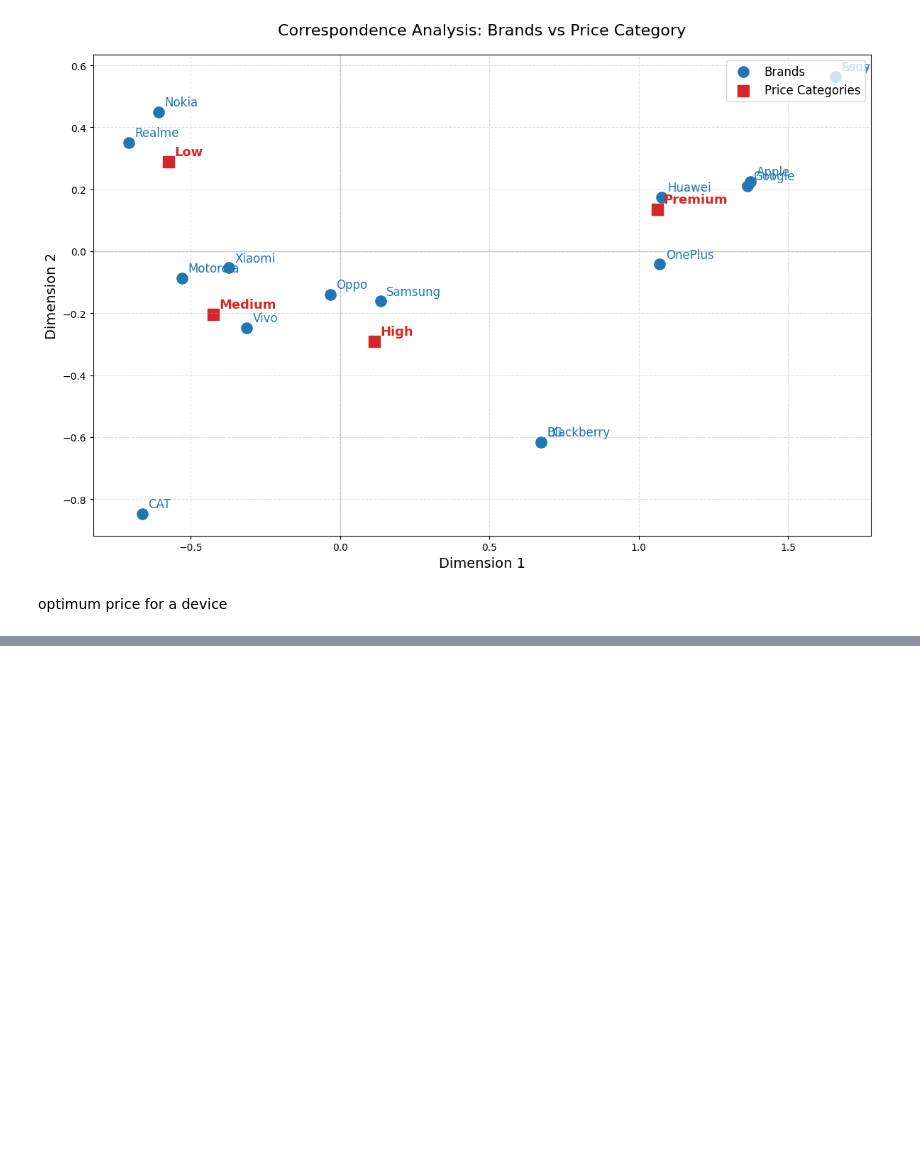
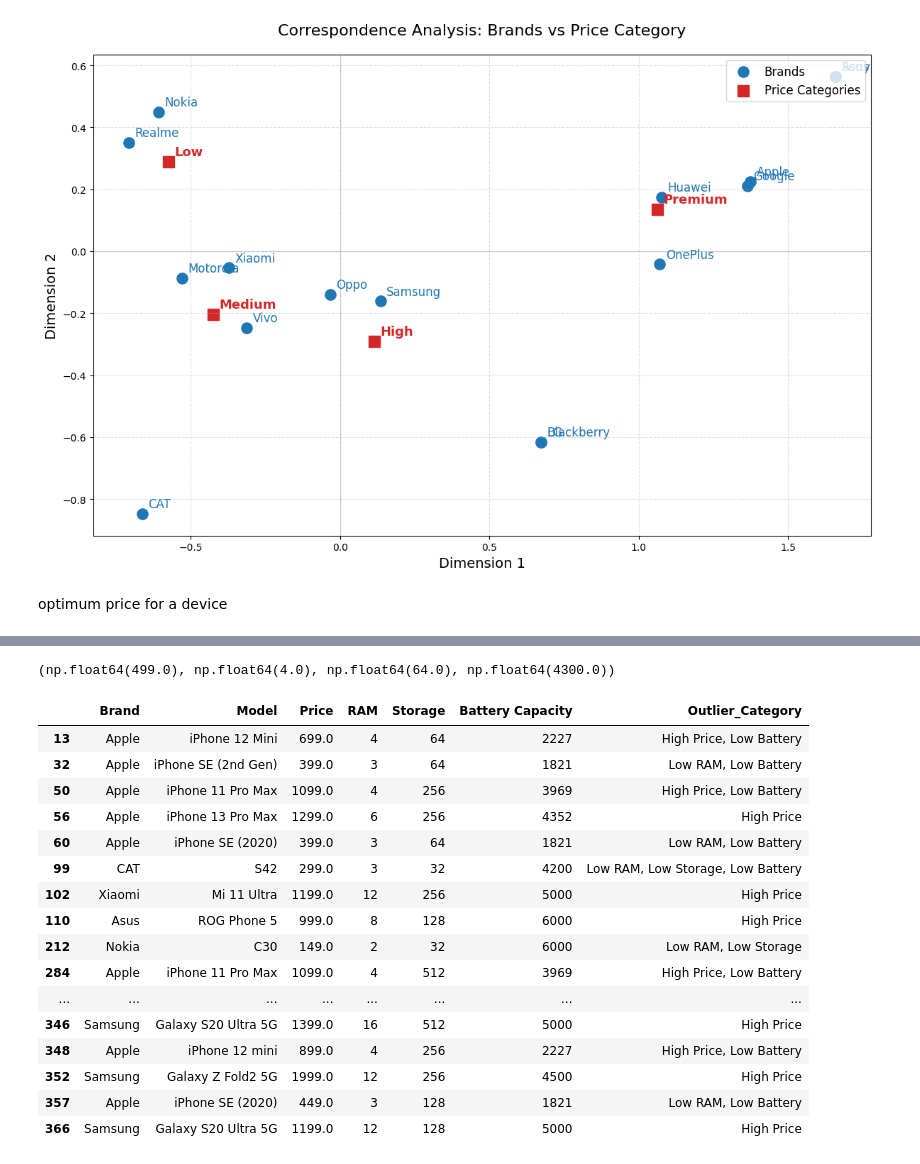
Before and after one commit to aminentezari/MobilePrice-Analysis, a Jupyter notebook: Untitled1.ipynb, the cells around one changed output, grey strips where cells are left out. Drawn from its saved outputs; the diff is of its cells as text; code cells hidden in the pictures; blank space fills up the shorter version.

Commit message:
New code added to Identify outlier models in Brand

```diff
--- a/Untitled1.ipynb
+++ b/Untitled1.ipynb
@@ -440,0 +466,4 @@ optimum price for a device
+# %%
+from sklearn.preprocessing import LabelEncoder
+le = LabelEncoder()
+data['Brand_encoded'] = le.fit_transform(data['Brand'])
@@ -440,0 +478,2 @@ optimum price for a device
+# %%
+X = X.apply(pd.to_numeric, errors='coerce')
@@ -440,0 +511,56 @@ optimum price for a device
+# %%
+# thresholds based on your dataset distribution
+price_high = data['Price'].quantile(0.75)
+ram_low    = data['RAM'].quantile(0.25)
+storage_low = data['Storage'].quantile(0.25)
+battery_low = data['Battery Capacity'].quantile(0.25)
+
+price_high, ram_low, storage_low, battery_low
+# %% [output]
+(np.float64(499.0), np.float64(4.0), np.float64(64.0), np.float64(4300.0))
+# %%
+def categorize_outlier(row):
+    categories = []
+
+    if row['Price'] > price_high:
+        categories.append('High Price')
+
+    if row['RAM'] < ram_low:
+        categories.append('Low RAM')
+
+    if row['Storage'] < storage_low:
+        categories.append('Low Storage')
+
+    if row['Battery Capacity'] < battery_low:
+        categories.append('Low Battery')
+
+    # If no category matched
+    if len(categories) == 0:
+        categories.append('Unusual Combination')
+
+    return ', '.join(categories)
+# %%
+outliers = data[data['Outlier'] == True].copy()
+
+outliers['Outlier_Category'] = outliers.apply(categorize_outlier, axis=1)
+
+outliers[['Brand', 'Model', 'Price', 'RAM', 'Storage',
+          'Battery Capacity', 'Outlier_Category']]
+# %% [output]
+|  | Brand | Model | Price | RAM | Storage | Battery Capacity | Outlier_Category |
+| 13 | Apple | iPhone 12 Mini | 699.0 | 4 | 64 | 2227 | High Price, Low Battery |
+| 32 | Apple | iPhone SE (2nd Gen) | 399.0 | 3 | 64 | 1821 | Low RAM, Low Battery |
+| 50 | Apple | iPhone 11 Pro Max | 1099.0 | 4 | 256 | 3969 | High Price, Low Battery |
+| 56 | Apple | iPhone 13 Pro Max | 1299.0 | 6 | 256 | 4352 | High Price |
+| 60 | Apple | iPhone SE (2020) | 399.0 | 3 | 64 | 1821 | Low RAM, Low Battery |
+| 99 | CAT | S42 | 299.0 | 3 | 32 | 4200 | Low RAM, Low Storage, Low Battery |
+| 102 | Xiaomi | Mi 11 Ultra | 1199.0 | 12 | 256 | 5000 | High Price |
+| 110 | Asus | ROG Phone 5 | 999.0 | 8 | 128 | 6000 | High Price |
+| 212 | Nokia | C30 | 149.0 | 2 | 32 | 6000 | Low RAM, Low Storage |
+| 284 | Apple | iPhone 11 Pro Max | 1099.0 | 4 | 512 | 3969 | High Price, Low Battery |
+| ... | ... | ... | ... | ... | ... | ... | ... |
+| 346 | Samsung | Galaxy S20 Ultra 5G | 1399.0 | 16 | 512 | 5000 | High Price |
+| 348 | Apple | iPhone 12 mini | 899.0 | 4 | 256 | 2227 | High Price, Low Battery |
+| 352 | Samsung | Galaxy Z Fold2 5G | 1999.0 | 12 | 256 | 4500 | High Price |
+| 357 | Apple | iPhone SE (2020) | 449.0 | 3 | 128 | 1821 | Low RAM, Low Battery |
+| 366 | Samsung | Galaxy S20 Ultra 5G | 1199.0 | 12 | 128 | 5000 | High Price |
```
Also changed, not shown: parts of 13 cells of this notebook, 2 other files.
